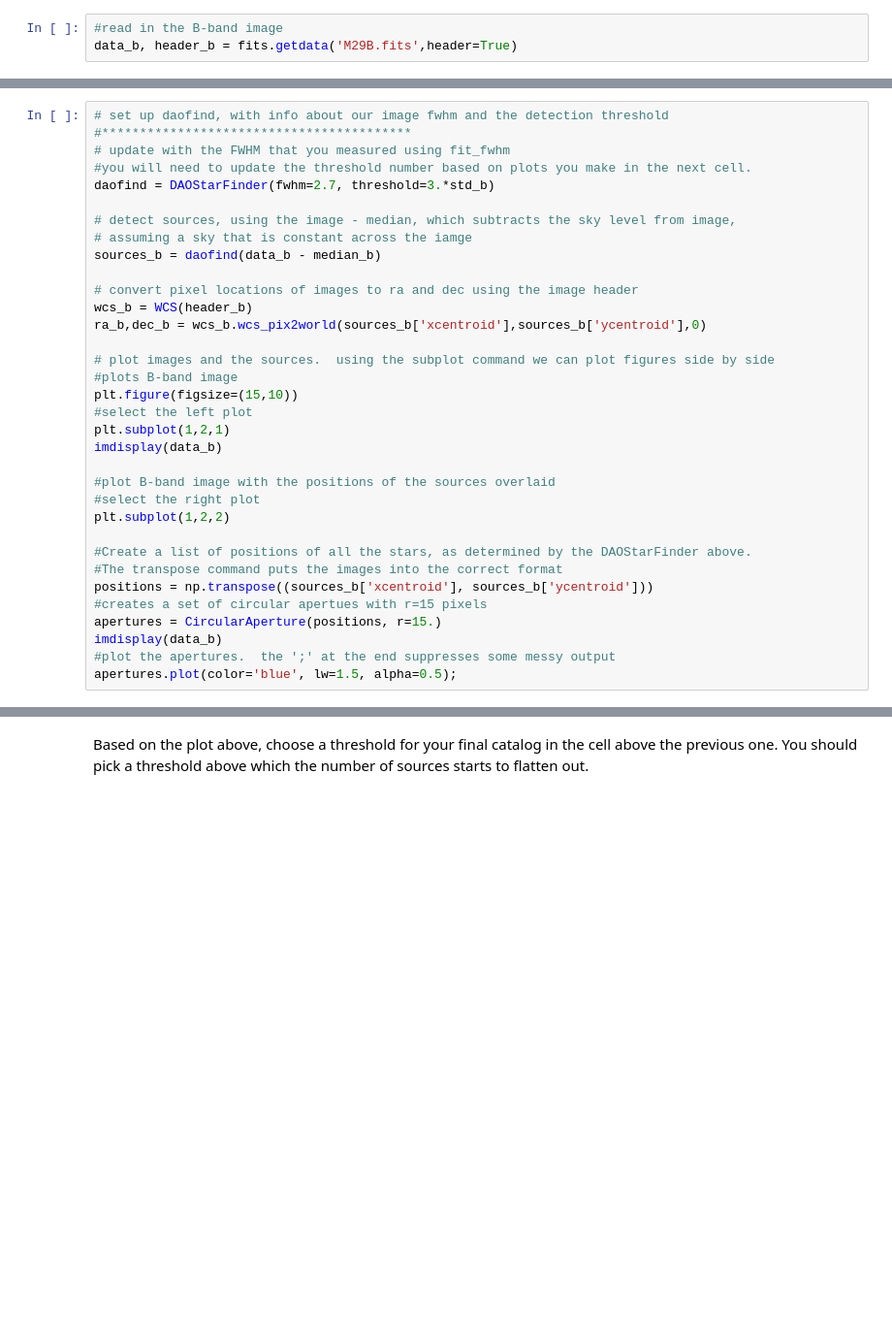
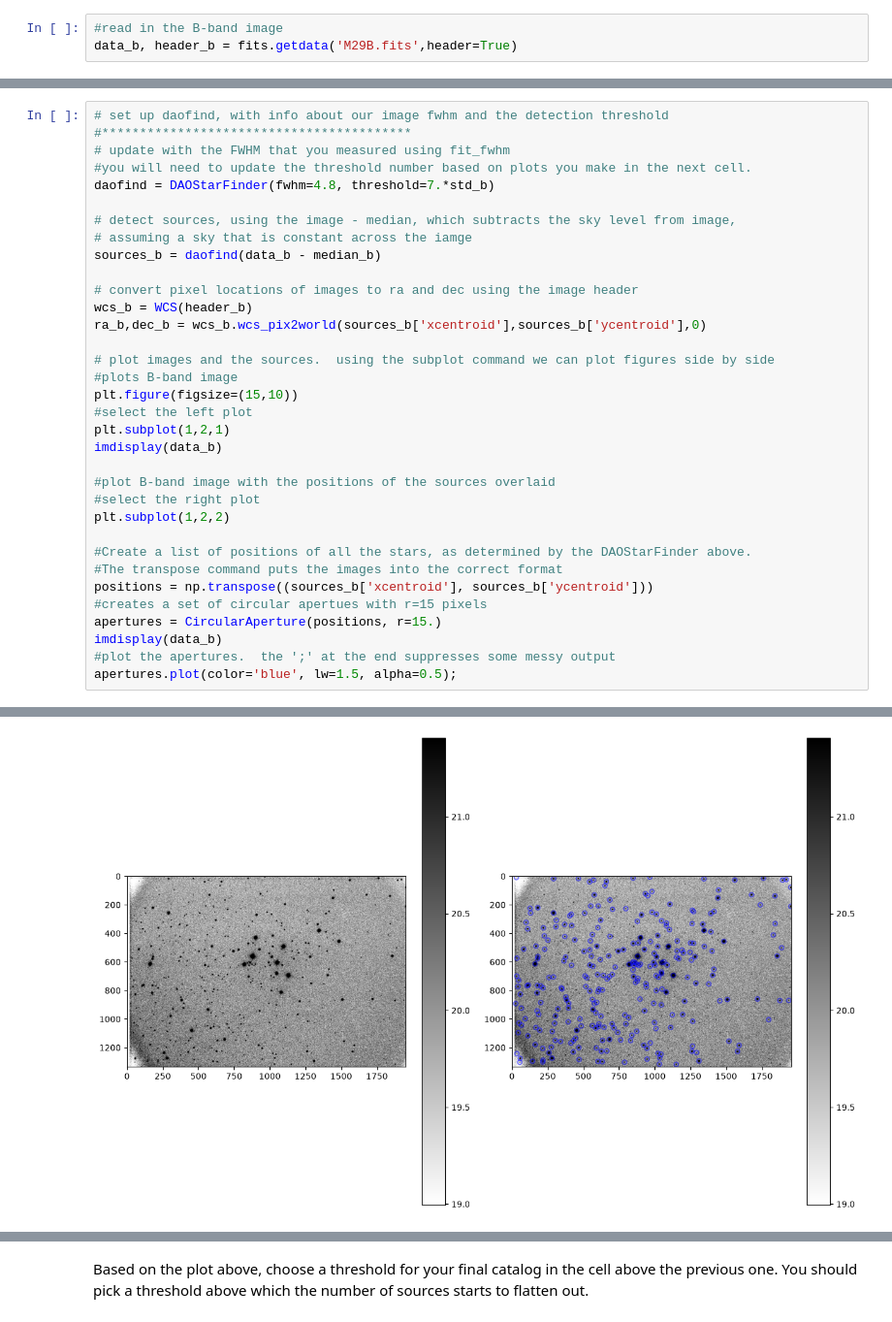
Before and after one commit to afechter1324/Reductionproject_student, a Jupyter notebook: cluster_photometry_student.ipynb, the cells around one changed output, grey strips where cells are left out. Shown at 97% size. Saved outputs shown, nothing was run; the diff lists cells and outputs as text; blank space fills up the shorter version.

```diff
--- a/cluster_photometry_student.ipynb
+++ b/cluster_photometry_student.ipynb
@@ -392,7 +394,7 @@ mean_b, median_b, std_b = sigma_clipped_stats(data_b, sigma=3.0)
 #*****************************************
 # update with the FWHM that you measured using fit_fwhm
 #you will need to update the threshold number based on plots you make in the next cell.
-daofind = DAOStarFinder(fwhm=2.7, threshold=3.*std_b)
+daofind = DAOStarFinder(fwhm=4.8, threshold=7.*std_b)
 
 # detect sources, using the image - median, which subtracts the sky level from image,
 # assuming a sky that is constant across the iamge
@@ -426,3 +428,4 @@ NameError: name 'DAOStarFinder' is not defined
+[figure, added]
 # %%
 #This makes a plot of the number of sources for different detection thresholds for the B-band
 #set up an array of thresholds
```
Also changed, not shown: parts of 25 cells of this notebook.
